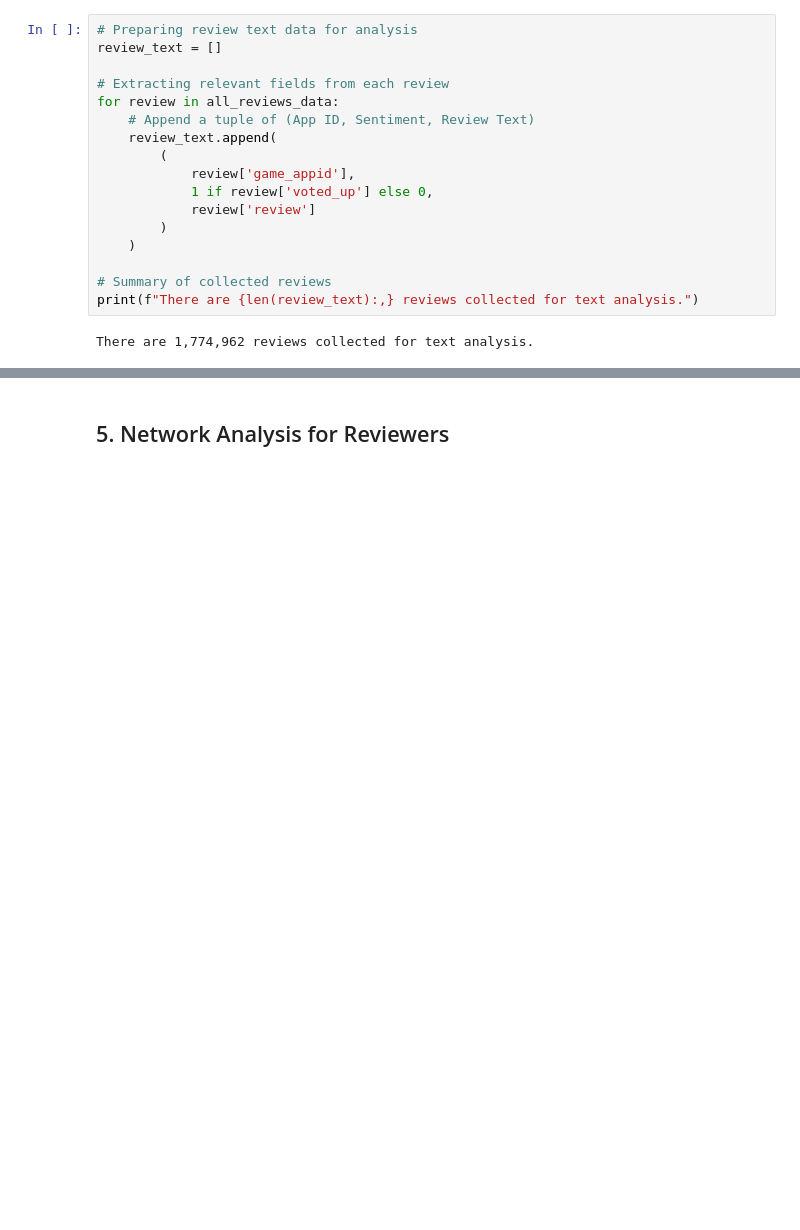
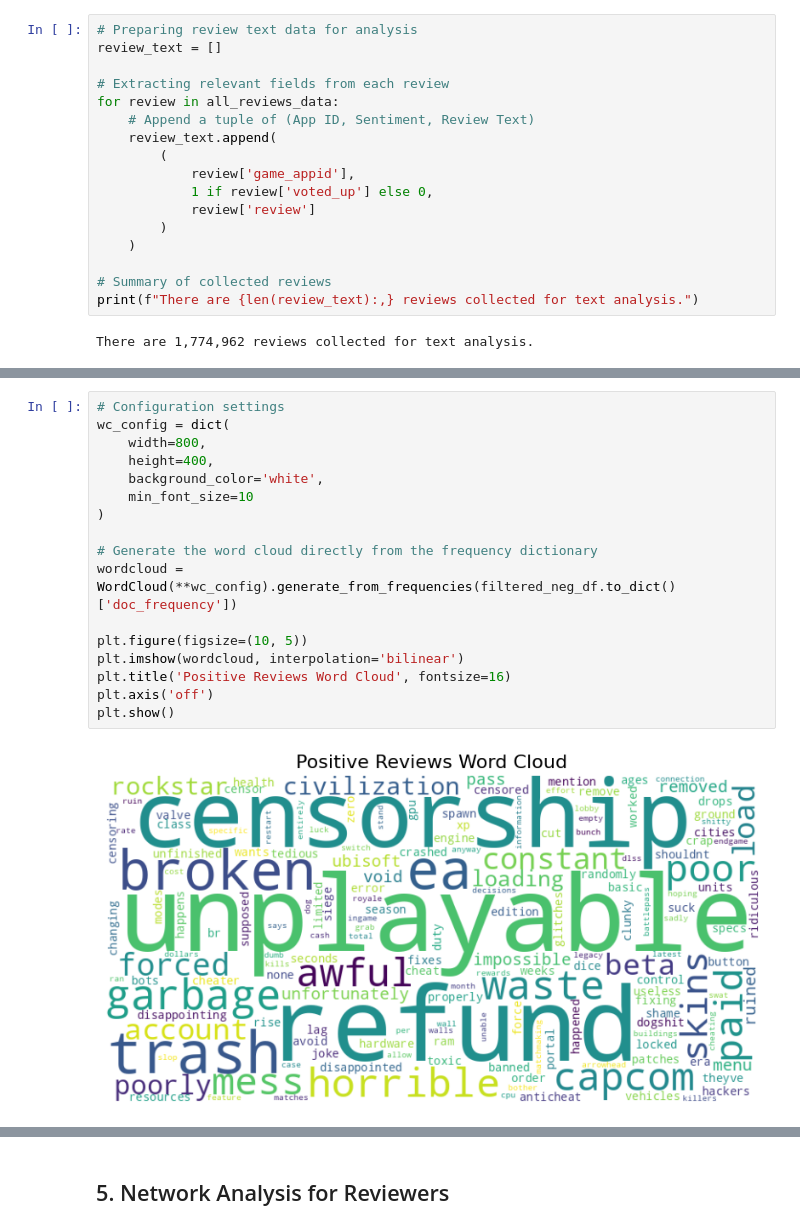
Before and after one commit to naomibuell/DATA620, a Jupyter notebook: final_project/final_project.ipynb, the cells around one changed output, grey strips where cells are left out. Drawn from its saved outputs; the diff is of its cells as text; blank space fills up the shorter version.

```diff
--- a/final_project/final_project.ipynb
+++ b/final_project/final_project.ipynb
@@ -587,0 +640,19 @@ axes[1].axis('off')
+# %%
+# Configuration settings
+wc_config = dict(
+    width=800,
+    height=400,
+    background_color='white',
+    min_font_size=10
+)
+
+# Generate the word cloud directly from the frequency dictionary
+wordcloud = WordCloud(**wc_config).generate_from_frequencies(filtered_neg_df.to_dict()['doc_frequency'])
+
+plt.figure(figsize=(10, 5))
+plt.imshow(wordcloud, interpolation='bilinear')
+plt.title('Positive Reviews Word Cloud', fontsize=16)
+plt.axis('off')
+plt.show()
+# %% [output]
+[figure, added]
```
Also changed, not shown: parts of 12 cells of this notebook.
